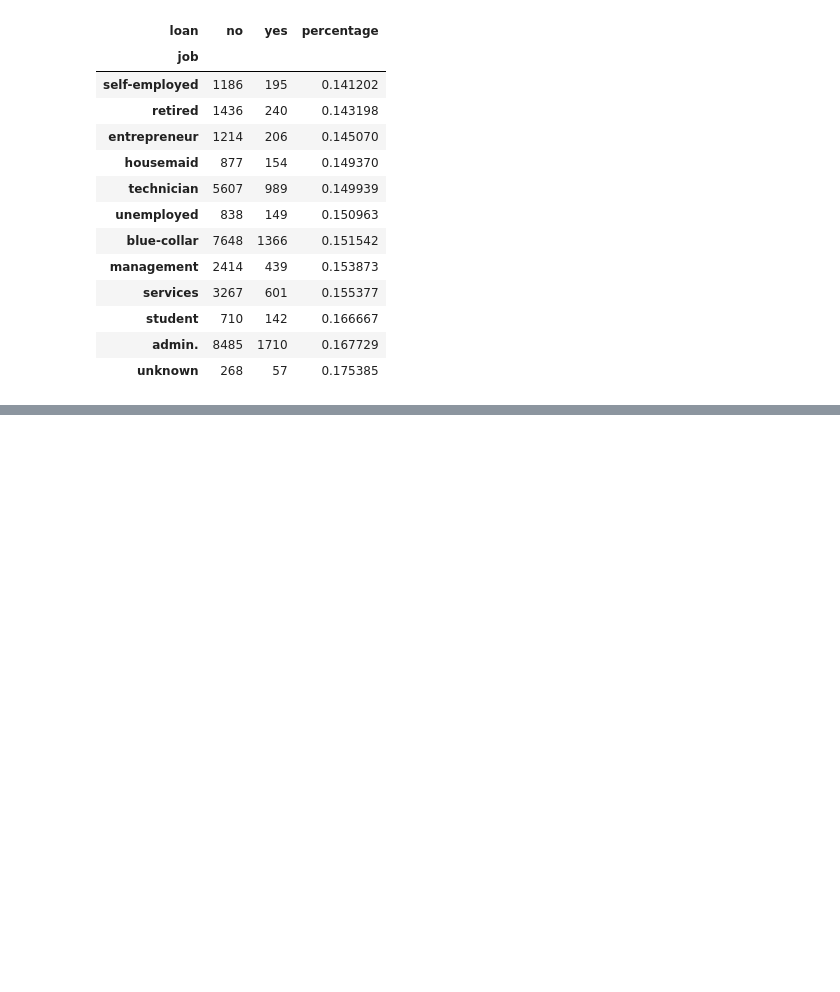
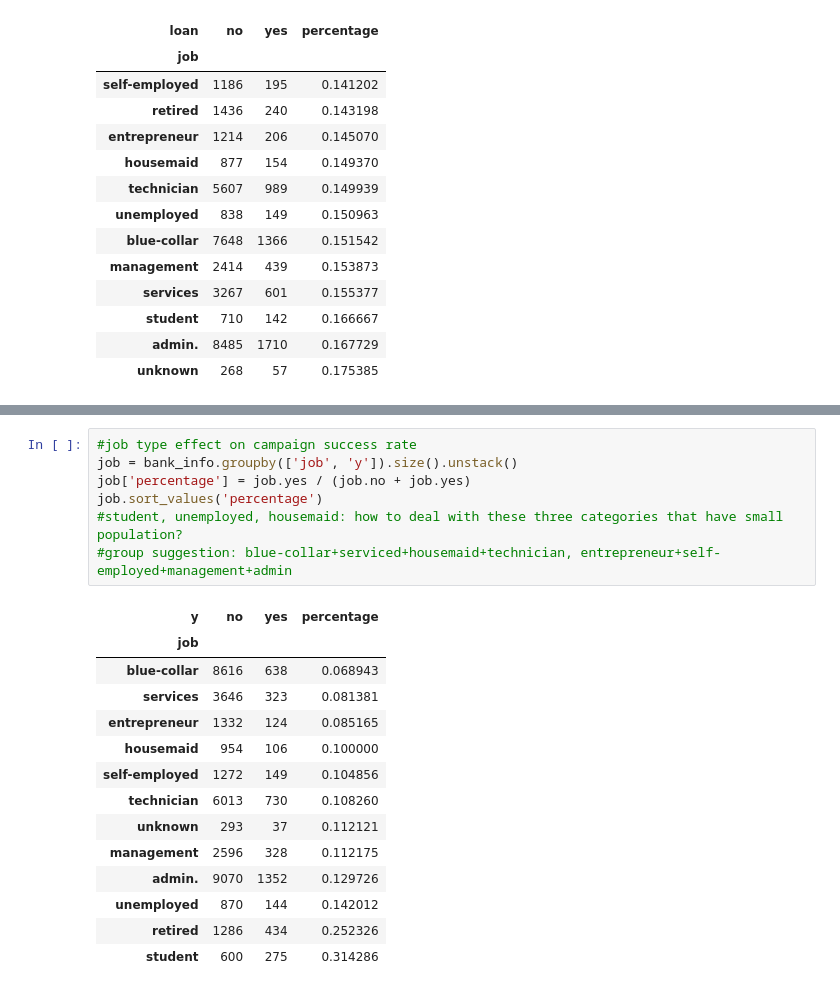
Before and after one commit to yatong2/Springboard, a Jupyter notebook: Capstone_Data_Exploration.ipynb, the cells around one changed output, grey strips where cells are left out. Saved outputs shown, nothing was run; the diff lists cells and outputs as text; blank space fills up the shorter version.

```diff
--- a/Capstone_Data_Exploration.ipynb
+++ b/Capstone_Data_Exploration.ipynb
@@ -150,0 +191,22 @@ l_j.sort_values('percentage')#.drop(h_j.columns[0:3], axis = 1).plot(kind='bar')
+# %%
+#job type effect on campaign success rate
+job = bank_info.groupby(['job', 'y']).size().unstack()
+job['percentage'] = job.yes / (job.no + job.yes)
+job.sort_values('percentage')
+#student, unemployed, housemaid: how to deal with these three categories that have small population?
+#group suggestion: blue-collar+serviced+housemaid+technician, entrepreneur+self-employed+management+admin
+# %% [output]
+| y | no | yes | percentage |
+| job |  |  |  |
+| blue-collar | 8616 | 638 | 0.068943 |
+| services | 3646 | 323 | 0.081381 |
+| entrepreneur | 1332 | 124 | 0.085165 |
+| housemaid | 954 | 106 | 0.100000 |
+| self-employed | 1272 | 149 | 0.104856 |
+| technician | 6013 | 730 | 0.108260 |
+| unknown | 293 | 37 | 0.112121 |
+| management | 2596 | 328 | 0.112175 |
+| admin. | 9070 | 1352 | 0.129726 |
+| unemployed | 870 | 144 | 0.142012 |
+| retired | 1286 | 434 | 0.252326 |
+| student | 600 | 275 | 0.314286 |
```
Also changed, not shown: parts of 8 cells of this notebook.
